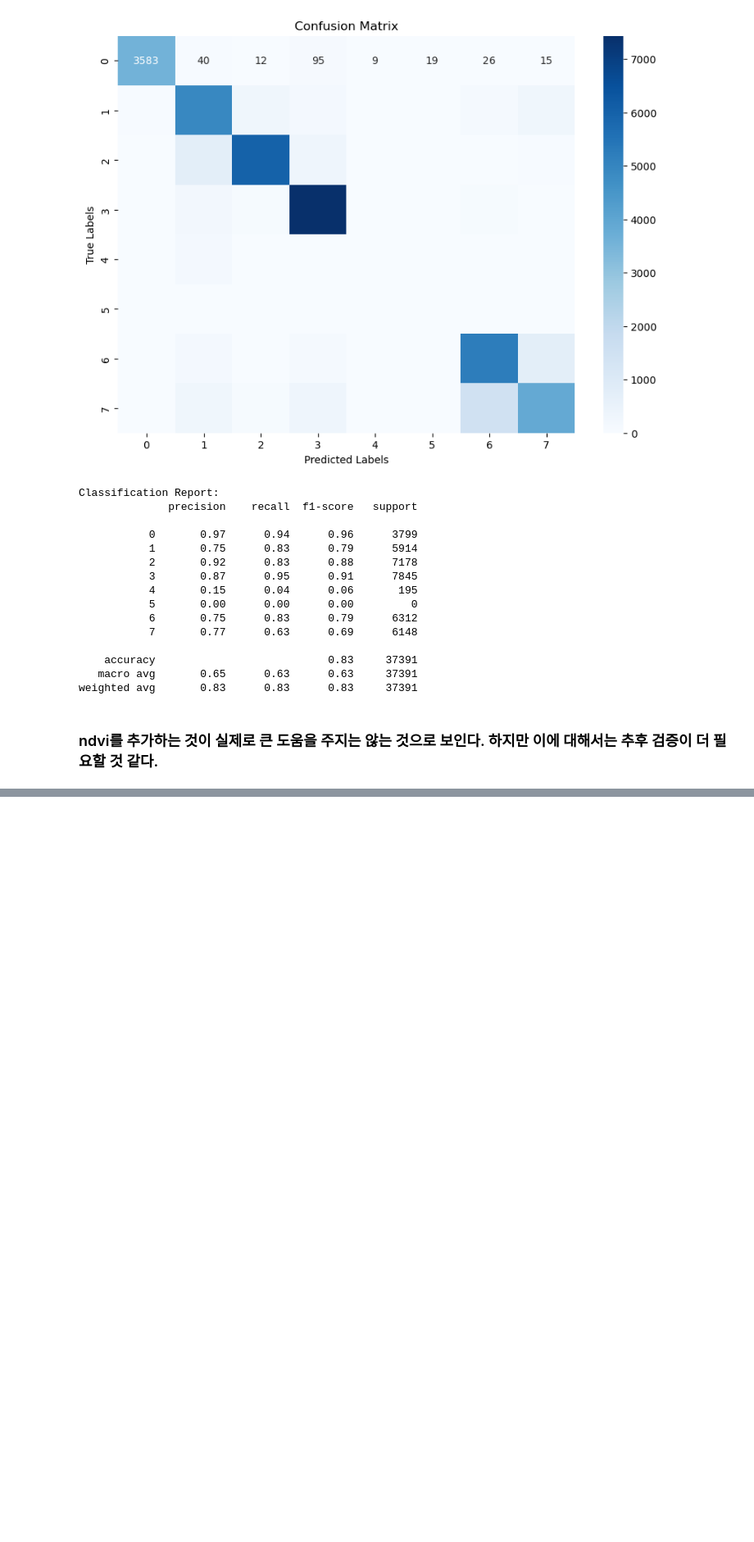
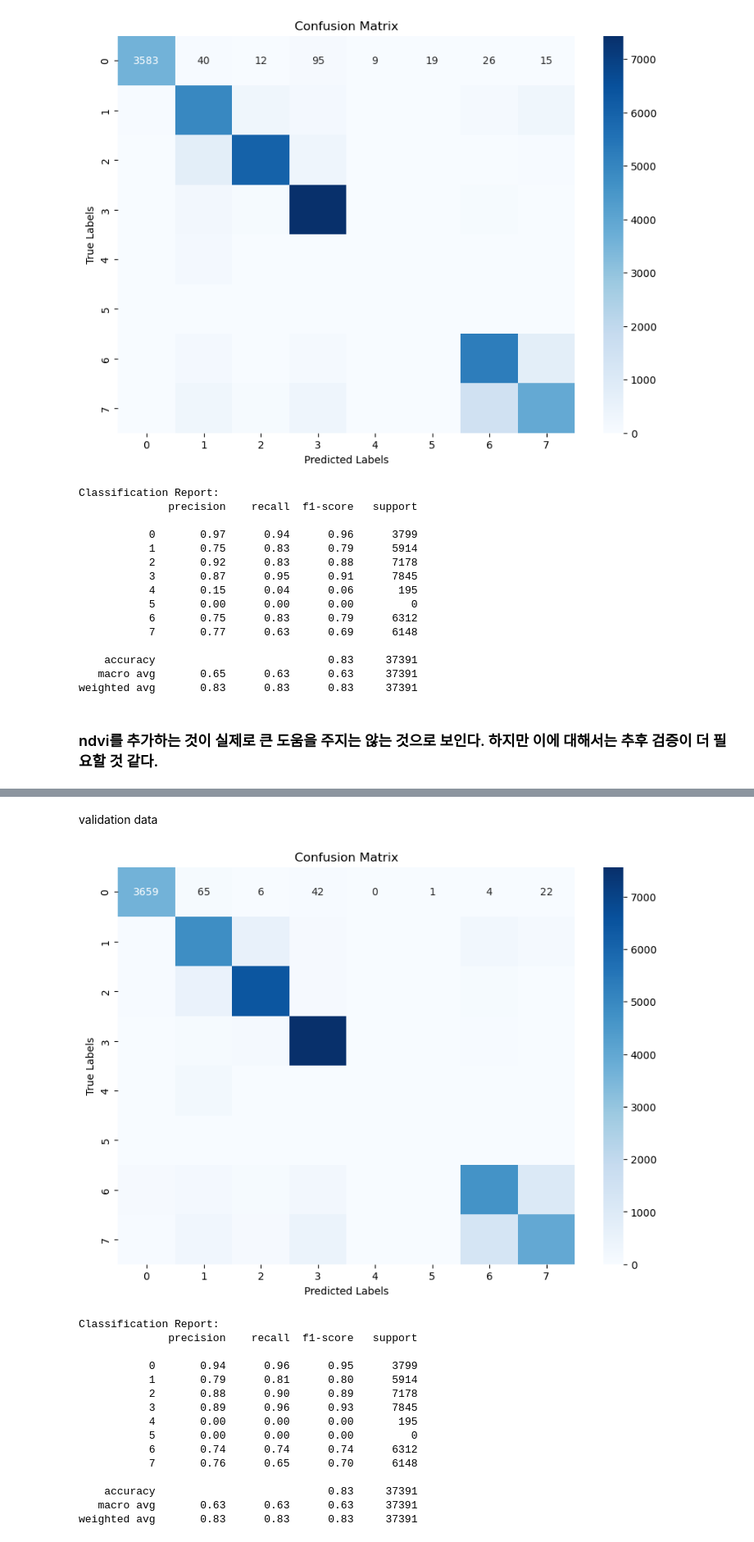
Before and after one commit to TaebinChoe/capstone_design, a Jupyter notebook: model/classification/naive.ipynb, the cells around one changed output, grey strips where cells are left out. Shown at 82% size. Saved outputs shown, nothing was run; the diff lists cells and outputs as text; code cells hidden in the pictures; blank space fills up the shorter version.

```diff
--- a/model/classification/naive.ipynb
+++ b/model/classification/naive.ipynb
@@ -583,0 +711,21 @@ weighted avg       0.83      0.83      0.83     37391
+# %% [markdown]
+validation data
+# %%
+evaluate_model_with_cm(model, val_loader, num_classes=8)
+# %% [output]
+[figure, added]
+Classification Report:
+              precision    recall  f1-score   support
+
+           0       0.94      0.96      0.95      3799
+           1       0.79      0.81      0.80      5914
+           2       0.88      0.90      0.89      7178
+           3       0.89      0.96      0.93      7845
+           4       0.00      0.00      0.00       195
+           5       0.00      0.00      0.00         0
+           6       0.74      0.74      0.74      6312
+           7       0.76      0.65      0.70      6148
+
+    accuracy                           0.83     37391
+   macro avg       0.63      0.63      0.63     37391
+weighted avg       0.83      0.83      0.83     37391
```
Also changed, not shown: parts of 9 cells of this notebook.
